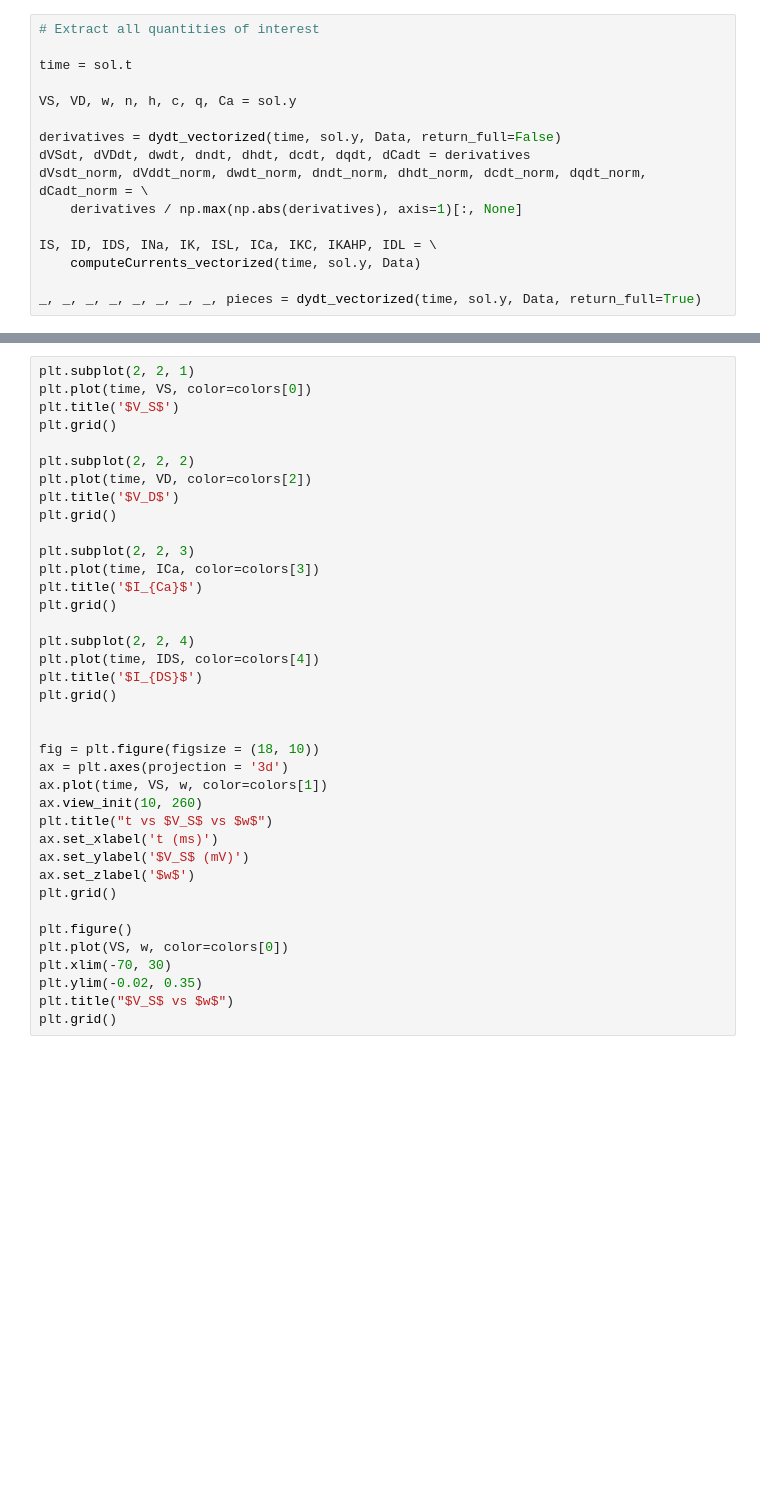
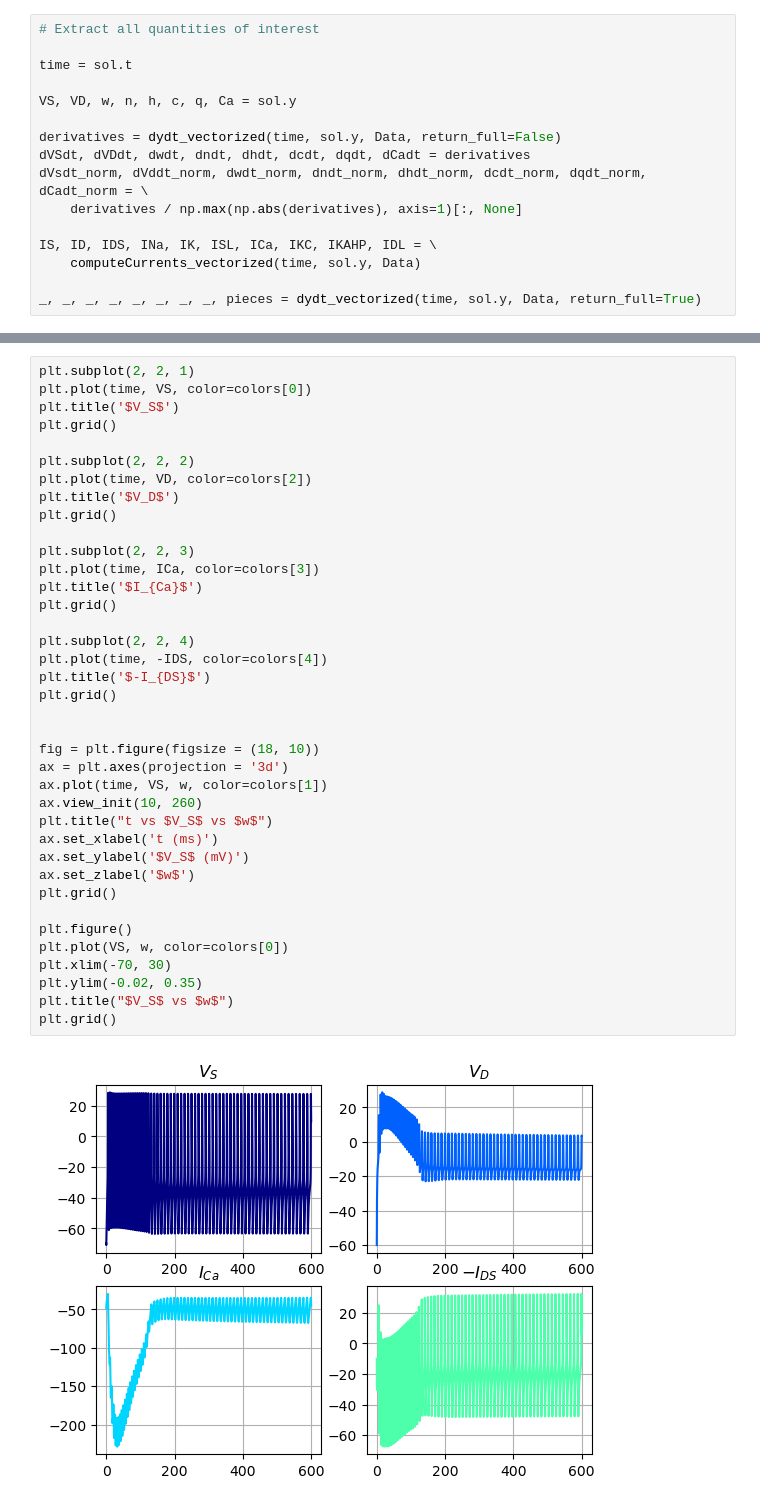
Before and after one commit to tommasovanini/Project3, a Jupyter notebook: main.ipynb, the cells around one changed output, grey strips where cells are left out. Saved outputs shown, nothing was run; the diff lists cells and outputs as text; blank space fills up the shorter version.

```diff
--- a/main.ipynb
+++ b/main.ipynb
@@ -178,32 +184,34 @@ plt.grid()
 plt.subplot(2, 2, 2)
 plt.plot(time, VD, color=colors[2])
 plt.title('$V_D$')
 plt.grid()
 
 plt.subplot(2, 2, 3)
 plt.plot(time, ICa, color=colors[3])
 plt.title('$I_{Ca}$')
 plt.grid()
 
 plt.subplot(2, 2, 4)
-plt.plot(time, IDS, color=colors[4])
-plt.title('$I_{DS}$')
+plt.plot(time, -IDS, color=colors[4])
+plt.title('$-I_{DS}$')
 plt.grid()
 
 
 fig = plt.figure(figsize = (18, 10))
 ax = plt.axes(projection = '3d')
 ax.plot(time, VS, w, color=colors[1])
 ax.view_init(10, 260)
 plt.title("t vs $V_S$ vs $w$")
 ax.set_xlabel('t (ms)')
 ax.set_ylabel('$V_S$ (mV)')
 ax.set_zlabel('$w$')
 plt.grid()
 
 plt.figure()
 plt.plot(VS, w, color=colors[0])
 plt.xlim(-70, 30)
 plt.ylim(-0.02, 0.35)
 plt.title("$V_S$ vs $w$")
 plt.grid()
+# %% [output]
+[figure, added]
```
Also changed, not shown: parts of 8 cells of this notebook, 2 other files.
